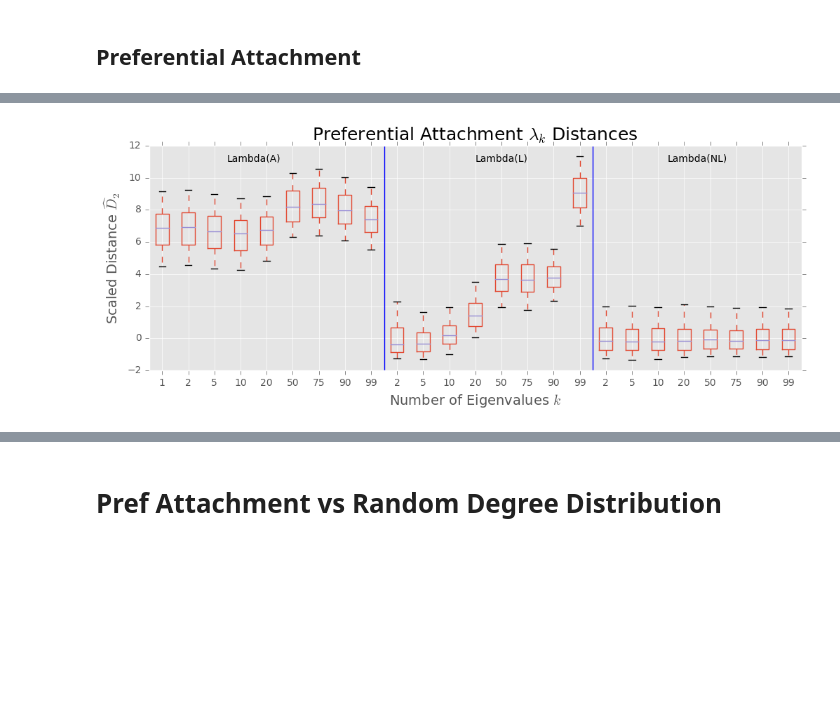
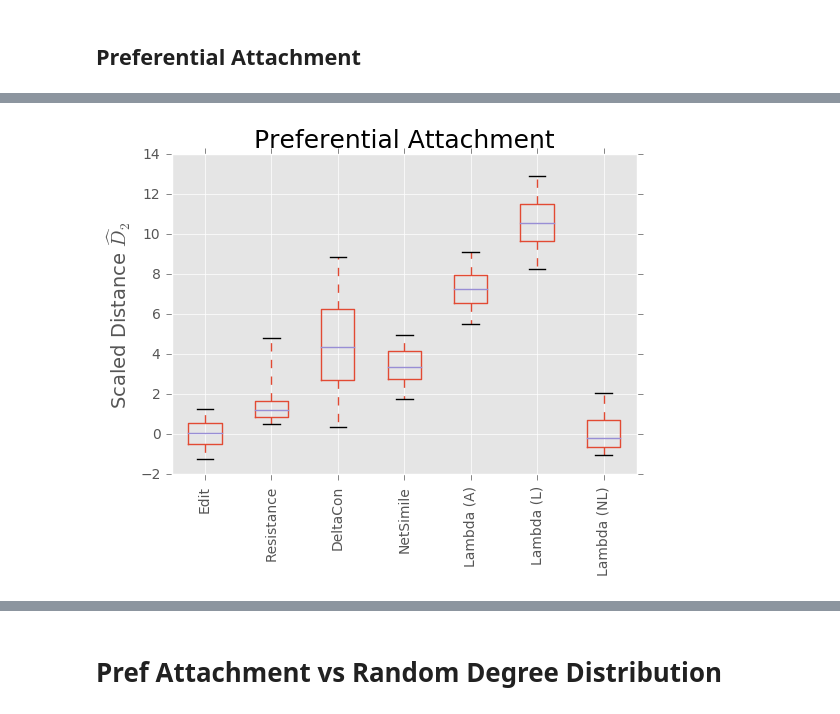
Before and after one commit to peterewills/graph_metrics_paper_code, a Jupyter notebook: make_figures.ipynb, the cells around one changed output, grey strips where cells are left out. Saved outputs shown, nothing was run; the diff lists cells and outputs as text; code cells hidden in the pictures; blank space fills up the shorter version.

```diff
--- a/make_figures.ipynb
+++ b/make_figures.ipynb
@@ -177,62 +137,7 @@ if save_figs:
-# %%
-# data for small k
-
-data_dict = pd.read_pickle('pickled_data/er_to_ba_lambda_k.p')
-
-adj_null = data_dict['results_df_null']['Adjacency Distances'].T
-adj_not = data_dict['results_df_not_null']['Adjacency Distances'].T
-
-for item in [adj_null,adj_not]:
-    item.index = range(item.shape[0])
-
-adj_scaled = (adj_not - adj_null.mean())/adj_null.std()
-
-# data for big k
-
-data_dict = pd.read_pickle('pickled_data/er_to_ba_bigk.p')
-
-adj_null = data_dict['results_df_null']['Adjacency Distances'].T
-adj_not = data_dict['results_df_not_null']['Adjacency Distances'].T
-
-for item in [adj_null,adj_not]:
-    item.index = range(item.shape[0])
-
-
-# UNITE THEM
-
-adj_scaled_2 = (adj_not - adj_null.mean())/adj_null.std()
-adj_scaled = pd.concat([adj_scaled,adj_scaled_2],axis=1)
-
-N = adj_scaled.shape[1]
-
-indices = list(range(0,N,3)) + list(range(1,N,3)) + list(range(2,N,3))
-adj_scaled = adj_scaled.iloc[:,indices]
-
-for col in ['Lambda (Laplacian, k=1)','Lambda (Normalized Laplacian, k=1)']:
-    del adj_scaled[col]
-
-big_num_labels = [1,2,5,10,20,50,75,90,99] + [2,5,10,20,50,75,90,99]*2
-
-plt.figure(figsize=(12,4))
-adj_scaled.boxplot(**kwargs);
-plt.ylabel('Scaled Distance $\widehat{D}_2$');
-plt.xlabel('Number of Eigenvalues $k$')
-plt.xticks(range(1,len(big_num_labels)+1),big_num_labels);
-plt.title('Preferential Attachment $\lambda_k$ Distances');
-plt.axvline(9.5);
-plt.axvline(17.5);
-
-axes = plt.gca()
-y_min,y_max = axes.get_ylim()
-y_ran = y_max - y_min
-shift = -0.07
-
-plt.text(4.5,y_max + shift*y_ran,'Lambda(A)',horizontalalignment='center')
-plt.text(14,y_max + shift*y_ran,'Lambda(L)',horizontalalignment='center')
-plt.text(21.5,y_max + shift*y_ran,'Lambda(NL)',horizontalalignment='center')
-
-if save_figs:
-    fig = plt.gcf();
-    fig.savefig(os.path.join(figures_dir,'pref_att_k.pdf'),dpi=300,bbox_inches='tight');
-# %% [output]
-[figure, removed]
+# %%
+plot('pickled_data/PA_vs_uncorr.p',
+     title = 'Preferential Attachment',
+     save = True,
+     filename = 'pref_att.pdf')
+# %% [output]
+[figure, added]
```
Also changed, not shown: parts of 18 cells of this notebook, 9 other files.
